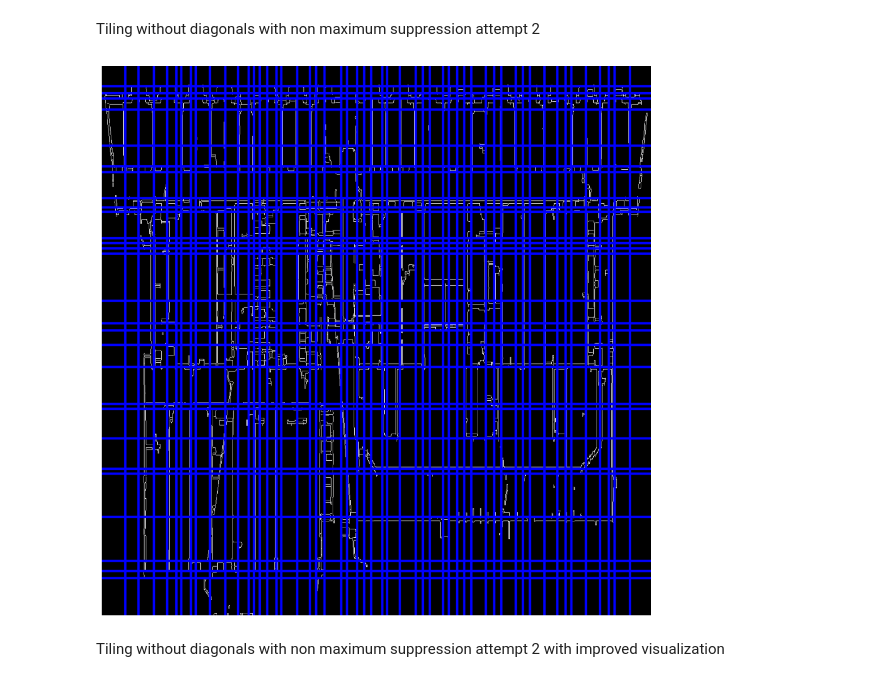
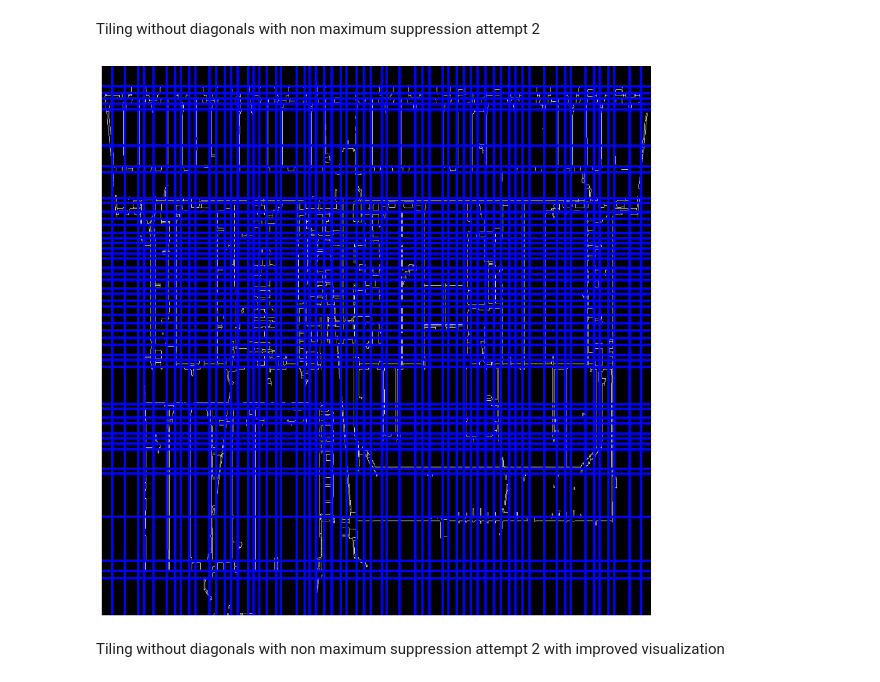
Before and after one commit to luqmanzaceria/ucsc-research, a Jupyter notebook: cv-floorplan/hough/hough_tiles.ipynb, the cells around one changed output. Cells and saved outputs as stored; diff of their text form; code cells hidden in the pictures.

```diff
--- a/cv-floorplan/hough/hough_tiles.ipynb
+++ b/cv-floorplan/hough/hough_tiles.ipynb
@@ -472,7 +532,7 @@ all_lines = []
 for i in range(0, max_dim, tile_size):
     for j in range(0, max_dim, tile_size):
         tile = dst[i:i+tile_size, j:j+tile_size]
-        lines = cv.HoughLines(tile, 1, np.pi / 180, tile_size//10, None, 0, 0)
+        lines = cv.HoughLines(tile, 0.1, np.pi / 180, tile_size//10, None, 0, 0)
         if lines is not None:
             for line in lines:
                 rho, theta = line[0]
@@ -502,34 +562,34 @@ for n1 in range(0, len(all_lines)):
         closeness_theta = np.isclose(theta, strong_lines[0:n2,0,1], atol=np.pi/45)  # Decrease atol for theta
         closeness = np.all([closeness_rho, closeness_theta], axis=0)
         if not any(closeness):
             strong_lines[n2] = [[rho, theta]]
             n2 = n2 + 1
 
 # Draw lines on the image
 for line in strong_lines[:n2]:
     rho, theta = line[0]
     a = math.cos(theta)
     b = math.sin(theta)
     x0 = a * rho
     y0 = b * rho
     max_len = int(np.sqrt(2) * max_dim)
     pt1 = (int(x0 + max_len*(-b)), int(y0 + max_len*(a)))
     pt2 = (int(x0 - max_len*(-b)), int(y0 - max_len*(a)))
     angle_deg = theta * 180 / np.pi
     tolerance = 0.1 # Adjust tolerance as needed
     if (abs(angle_deg) <= tolerance) or (abs(abs(angle_deg) - 90) <= tolerance) or (abs(abs(angle_deg) - 180) <= tolerance) or (abs(abs(angle_deg) - 270) <= tolerance):
         # color = (random.randint(0, 255), random.randint(0, 255), random.randint(0, 255))
         color = (0,0,255)
         cv.line(cdst, pt1, pt2, color, 3, cv.LINE_AA)
 
 # Display the result
 plt.figure(figsize=(10, 10))
 plt.imshow(cdst)
 plt.axis('off')
 plt.tight_layout()
 plt.show()
 # %% [output]
-[figure, old version]
+[figure, new version]
 # %% [markdown]
 Tiling without diagonals with non maximum suppression attempt 2 with improved visualization
 # %%
```
Also changed, not shown: parts of 7 cells of this notebook, 14 other files.
